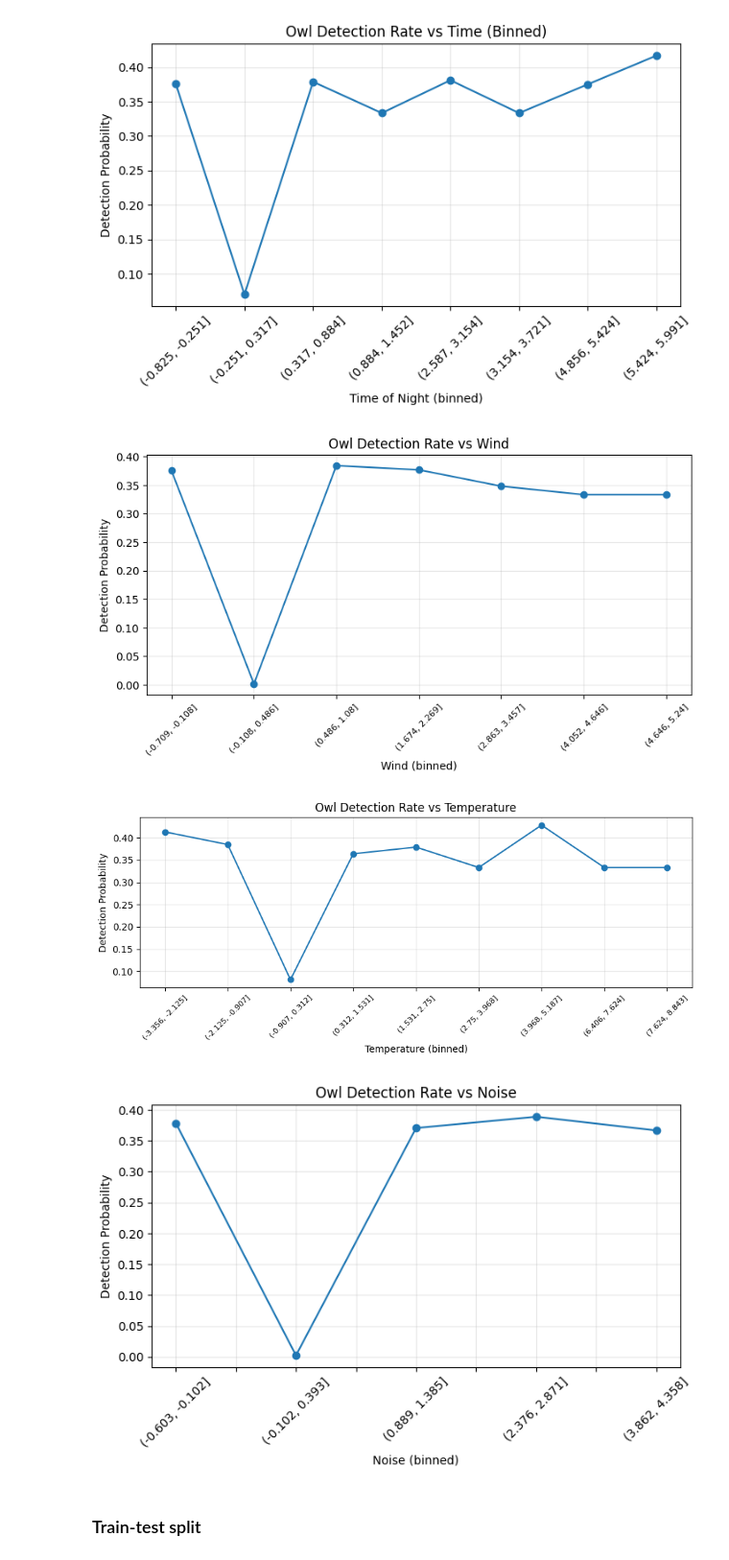
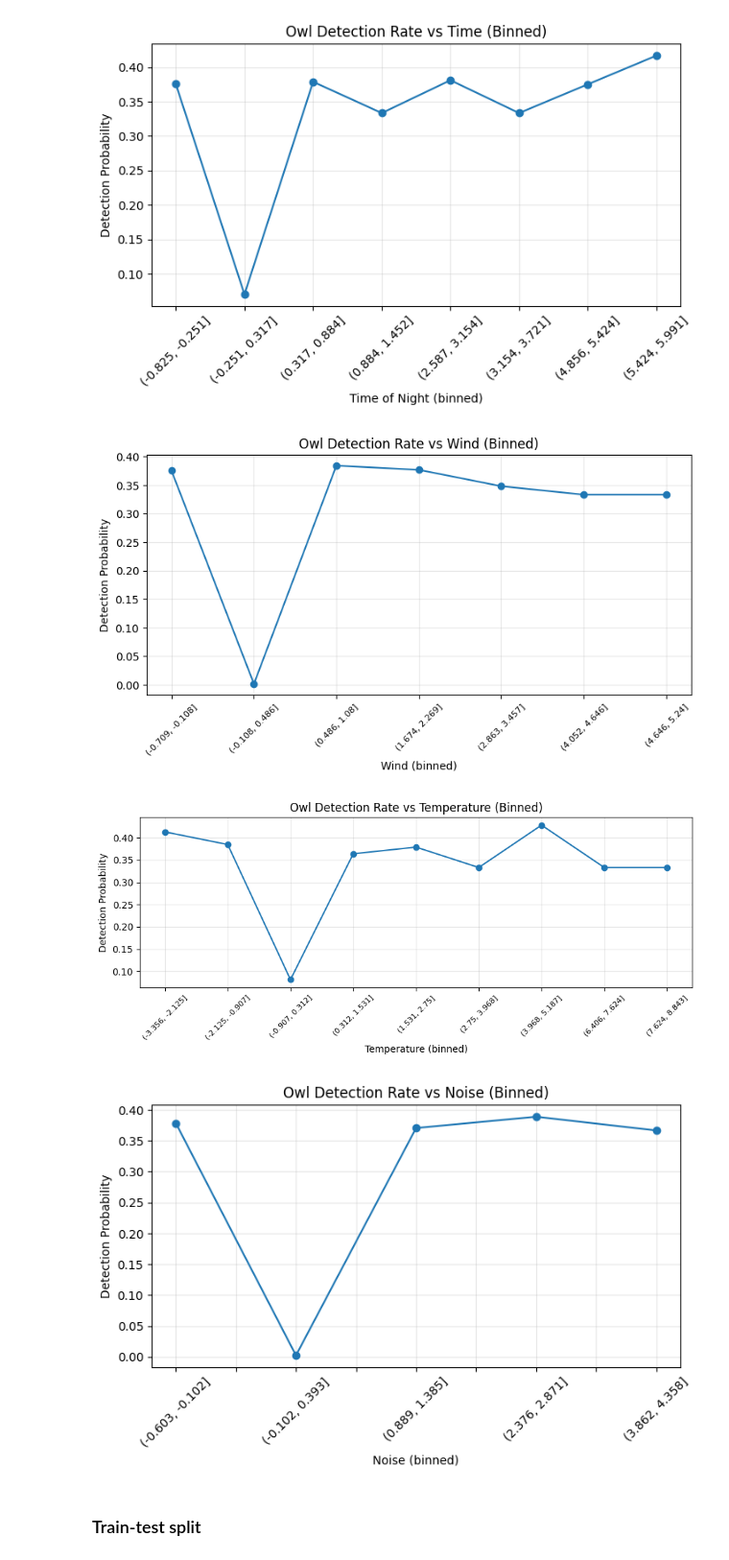
Before and after one commit to alvarann/MBB-BE-Project-Nathaniel-and-Bradley, a Jupyter notebook: Project1_Brad.ipynb, the cells around one changed output. Shown at 96% size. Saved outputs shown, nothing was run; the diff lists cells and outputs as text; code cells hidden in the pictures.

```diff
--- a/Project1_Brad.ipynb
+++ b/Project1_Brad.ipynb
@@ -108,11 +111,15 @@ plt.show()
 # %% [output]
 [figure]
 # %%
+MOMP_df['wind_bin'] = pd.cut(MOMP_df['wind.z'], bins=10)
+
+wind_binned = MOMP_df.groupby('wind_bin')['occ.hist'].mean()
+
 plt.figure(figsize=(9,4))
 
-wind_binned.plot(marker='o', color='tab:blue')
+wind_binned.plot(marker='o')
 
-plt.title("Owl Detection Rate vs Wind")
+plt.title("Owl Detection Rate vs Wind (Binned)")
 plt.xlabel("Wind (binned)")
 plt.ylabel("Detection Probability")
 
@@ -121,7 +128,7 @@ plt.grid(True, alpha=0.3)
 
 plt.show()
 # %% [output]
-[figure, old version]
+[figure, new version]
 # %%
 MOMP_df['temp_bin'] = pd.cut(MOMP_df['temp.z'], bins=10)
 
@@ -130,7 +137,7 @@ temp_binned = MOMP_df.groupby('temp_bin')['occ.hist'].mean()
 plt.figure(figsize=(9,4))
 temp_binned.plot(marker='o', color='tab:blue')
 
-plt.title("Owl Detection Rate vs Temperature")
+plt.title("Owl Detection Rate vs Temperature (Binned)")
 plt.xlabel("Temperature (binned)")
 plt.ylabel("Detection Probability")
 
@@ -140,27 +147,27 @@ plt.grid(True, alpha=0.3)
 plt.tight_layout()
 plt.show()
 # %% [output]
-[figure, old version]
+[figure, new version]
 # %%
 # Bin noise into intervals
 MOMP_df['noise_bin'] = pd.cut(MOMP_df['noise.z'], bins=10)
 
 # Compute mean detection rate per bin
 noise_binned = MOMP_df.groupby('noise_bin')['occ.hist'].mean()
 
 # Plot
 plt.figure(figsize=(8,4))
 noise_binned.plot(marker='o')
 
-plt.title("Owl Detection Rate vs Noise")
+plt.title("Owl Detection Rate vs Noise (Binned)")
 plt.xlabel("Noise (binned)")
 plt.ylabel("Detection Probability")
 plt.xticks(rotation=45)
 plt.grid(True, alpha=0.3)
 
 plt.show()
 # %% [output]
-[figure, old version]
+[figure, new version]
 # %% [markdown]
 ### Train-test split
 # %%
```
Also changed, not shown: parts of 3 cells of this notebook.
